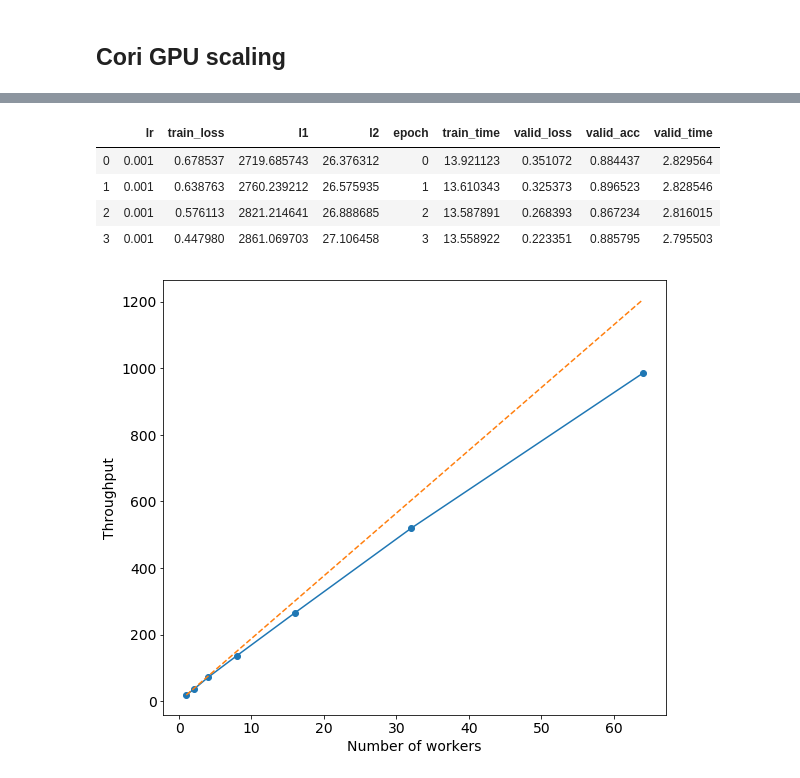
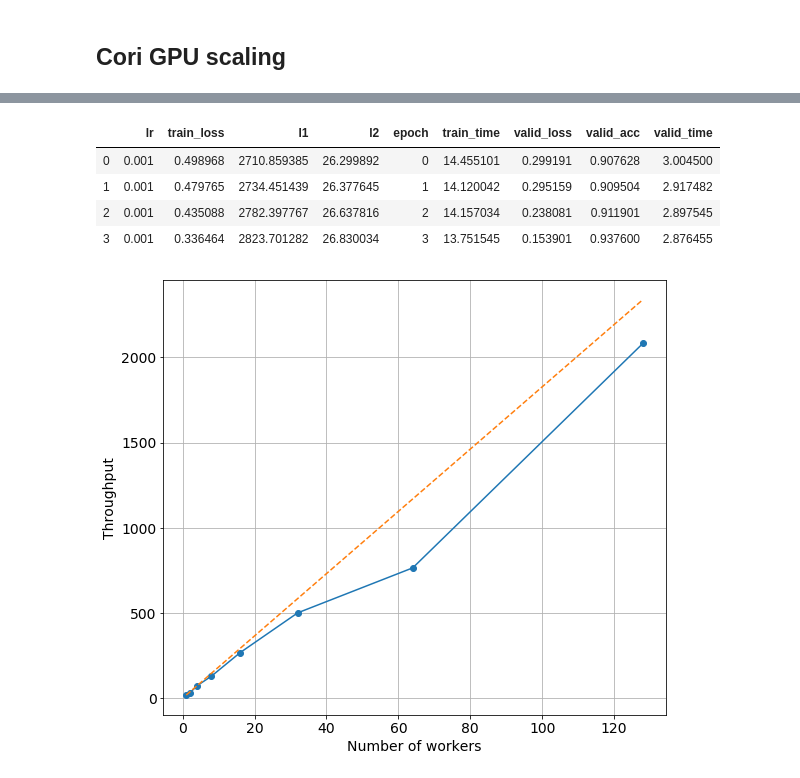
Before and after one commit to sparticlesteve/heptrkx-gnn-tracking, a Jupyter notebook: notebooks/ScalingAnalysis.ipynb, the cells around one changed output, grey strips where cells are left out. Drawn from its saved outputs; the diff is of its cells as text; code cells hidden in the pictures.

```diff
--- a/notebooks/ScalingAnalysis.ipynb
+++ b/notebooks/ScalingAnalysis.ipynb
@@ -97,6 +86,6 @@ Text(0, 0.5, 'Throughput')
 # %% [markdown]
 ## Cori GPU scaling
 # %%
-cgpu_result_dirs = sorted(glob.glob('/global/cscratch1/sd/sfarrell/heptrkx/results/scaling_cgpu_agnn_*'))
+cgpu_result_dirs = sorted(glob.glob('/global/cscratch1/sd/sfarrell/heptrkx/results_balanced/scaling_cgpu_agnn_*'))
 cgpu_result_dirs
 # %% [output]
@@ -114,10 +104,10 @@ cgpu_results = [load_result(d) for d in cgpu_result_dirs]
 cgpu_results[0]
 # %% [output]
 |  | lr | train_loss | l1 | l2 | epoch | train_time | valid_loss | valid_acc | valid_time |
-| 0 | 0.001 | 0.678537 | 2719.685743 | 26.376312 | 0 | 13.921123 | 0.351072 | 0.884437 | 2.829564 |
-| 1 | 0.001 | 0.638763 | 2760.239212 | 26.575935 | 1 | 13.610343 | 0.325373 | 0.896523 | 2.828546 |
-| 2 | 0.001 | 0.576113 | 2821.214641 | 26.888685 | 2 | 13.587891 | 0.268393 | 0.867234 | 2.816015 |
-| 3 | 0.001 | 0.447980 | 2861.069703 | 27.106458 | 3 | 13.558922 | 0.223351 | 0.885795 | 2.795503 |
+| 0 | 0.001 | 0.498968 | 2710.859385 | 26.299892 | 0 | 14.455101 | 0.299191 | 0.907628 | 3.004500 |
+| 1 | 0.001 | 0.479765 | 2734.451439 | 26.377645 | 1 | 14.120042 | 0.295159 | 0.909504 | 2.917482 |
+| 2 | 0.001 | 0.435088 | 2782.397767 | 26.637816 | 2 | 14.157034 | 0.238081 | 0.911901 | 2.897545 |
+| 3 | 0.001 | 0.336464 | 2823.701282 | 26.830034 | 3 | 13.751545 | 0.153901 | 0.937600 | 2.876455 |
 # %%
 # Compute throughputs
 ranks = np.array([c['n_ranks'] for c in cgpu_configs])
@@ -128,8 +118,9 @@ throughputs = throughputs[idx]
 # %%
 plt.figure(figsize=(9, 8))
 plt.plot(ranks, throughputs, 'o-', label='Training')
 plt.plot(ranks, ranks*throughputs[0], '--', label='Ideal')
 plt.xlabel('Number of workers')
-plt.ylabel('Throughput');
+plt.ylabel('Throughput')
+plt.grid()
 # %% [output]
-[figure, old version]
+[figure, new version]
```
Also changed, not shown: parts of 5 cells of this notebook, 2 other files.
